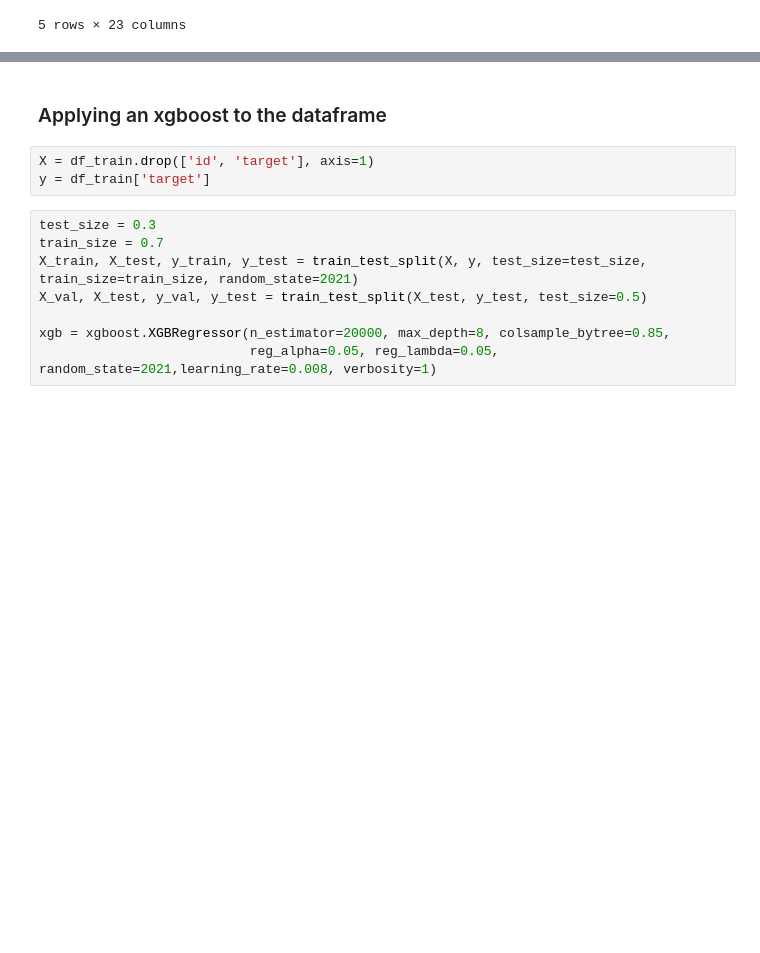
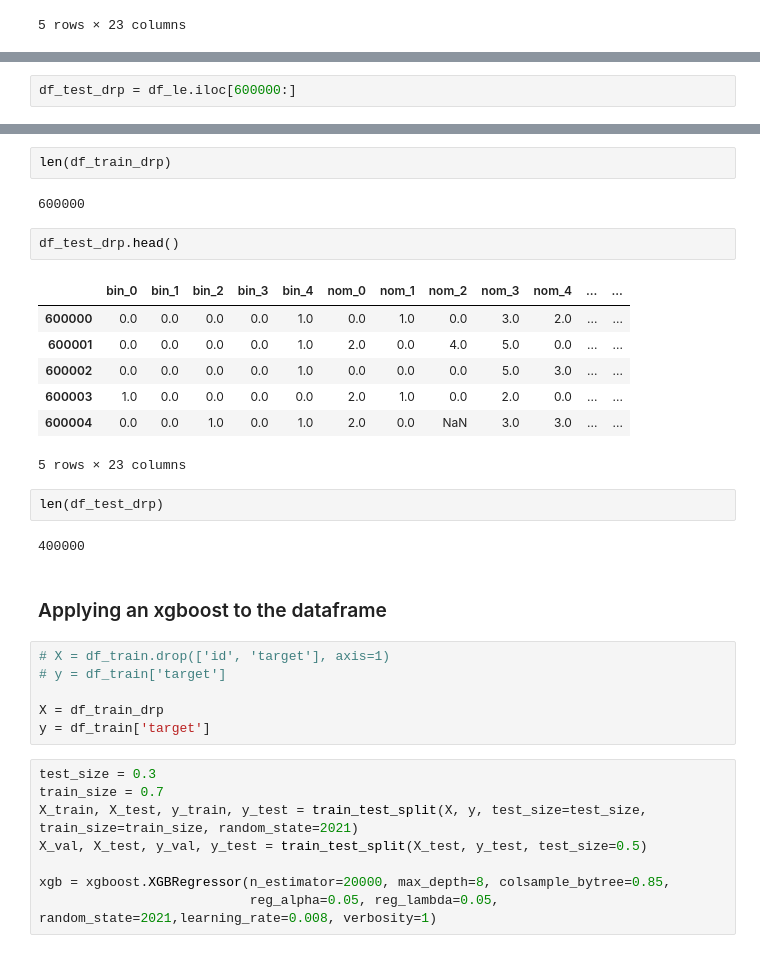
Before and after one commit to ErfanEbrahimiBazaz/encoding_categorical_variables, a Jupyter notebook: Applying different encoders.ipynb, the cells around one changed output, grey strips where cells are left out. Cells and saved outputs as stored; diff of their text form; blank space fills up the shorter version.

```diff
--- a/Applying different encoders.ipynb
+++ b/Applying different encoders.ipynb
@@ -216 +247,3 @@ df_le.head()
+# %%
+df_test_drp = df_le.iloc[600000:]
 # %%
@@ -226,7 +259,28 @@ df_test.head()
+# %%
+len(df_train_drp)
+# %% [output]
+600000
+# %%
+df_test_drp.head()
+# %% [output]
+|  | bin_0 | bin_1 | bin_2 | bin_3 | bin_4 | nom_0 | nom_1 | nom_2 | nom_3 | nom_4 | ... | ... |
+| 600000 | 0.0 | 0.0 | 0.0 | 0.0 | 1.0 | 0.0 | 1.0 | 0.0 | 3.0 | 2.0 | ... | ... |
+| 600001 | 0.0 | 0.0 | 0.0 | 0.0 | 1.0 | 2.0 | 0.0 | 4.0 | 5.0 | 0.0 | ... | ... |
+| 600002 | 0.0 | 0.0 | 0.0 | 0.0 | 1.0 | 0.0 | 0.0 | 0.0 | 5.0 | 3.0 | ... | ... |
+| 600003 | 1.0 | 0.0 | 0.0 | 0.0 | 0.0 | 2.0 | 1.0 | 0.0 | 2.0 | 0.0 | ... | ... |
+| 600004 | 0.0 | 0.0 | 1.0 | 0.0 | 1.0 | 2.0 | 0.0 | NaN | 3.0 | 3.0 | ... | ... |
+5 rows × 23 columns
+# %%
+len(df_test_drp)
+# %% [output]
+400000
 # %% [markdown]
 ### Applying an xgboost to the dataframe
 # %%
-X = df_train.drop(['id', 'target'], axis=1)
+# X = df_train.drop(['id', 'target'], axis=1)
+# y = df_train['target']
+
+X = df_train_drp
 y = df_train['target']
 # %%
 test_size = 0.3
```
Also changed, not shown: parts of 71 cells of this notebook.
